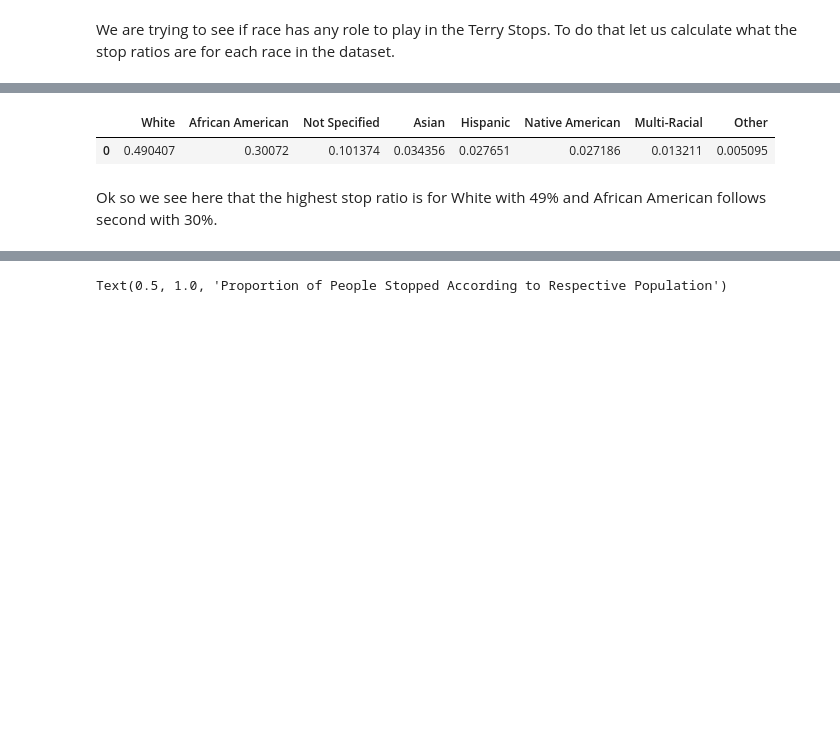
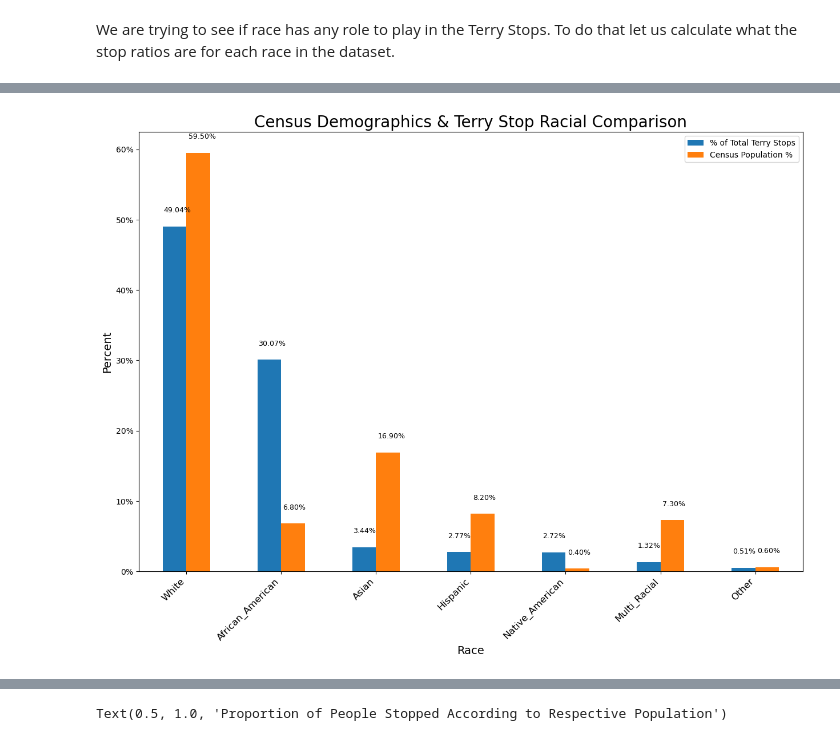
Before and after one commit to ShamlaA/Terry-Traffic-Stops-Prediction-for-Racial-Bias, a Jupyter notebook: Terry_stops_EDA.ipynb, the cells around one changed output, grey strips where cells are left out. Cells and saved outputs as stored; diff of their text form; code cells hidden in the pictures; blank space fills up the shorter version.

Commit message:
Finished Seattle Terry Stop EDA with conclusion

```diff
--- a/Terry_stops_EDA.ipynb
+++ b/Terry_stops_EDA.ipynb
@@ -61,43 +76,31 @@ Name: count, dtype: int64
-# %%
-# Values for each race in the dataset
-White = 29548
-African_American = 18119
-Not_Specified = 6108
-Asian = 2070
-Hispanic = 1666
-Native_American = 1638
-Multi_Racial = 796
-Other = 307
-
-# Calculating the stop ratios for each race
-stop_ratio_white = White / len(df['stop_resolution'])
-stop_ratio_African_American = African_American / len(df['stop_resolution'])
-stop_ratio_Not_Specified = Not_Specified / len(df['stop_resolution'])
-stop_ratio_Asian = Asian / len(df['stop_resolution'])
-stop_ratio_Hispanic = Hispanic / len(df['stop_resolution'])
-stop_ratio_Native_American = Native_American / len(df['stop_resolution'])
-stop_ratio_Multi_Racial = Multi_Racial / len(df['stop_resolution'])
-stop_ratio_Other = Other / len(df['stop_resolution'])
-
-# Creating a dataframe to display the stop ratios
-keys = ['White', 'African American', 'Not Specified', 'Asian',
-        'Hispanic', 'Native American', 'Multi-Racial', 'Other']
-vals = [stop_ratio_white, stop_ratio_African_American, stop_ratio_Not_Specified,
-        stop_ratio_Asian, stop_ratio_Hispanic, stop_ratio_Native_American, stop_ratio_Multi_Racial, stop_ratio_Other]
-
-ratio = {}
-
-for key in keys:
-    for val in vals:
-        ratio[key] = val
-        vals.remove(val)
-        break
-
-
-stop_ratio_df = pd.DataFrame(ratio, index=[0])
-stop_ratio_df
-# %% [output]
-|  | White | African American | Not Specified | Asian | Hispanic | Native American | Multi-Racial | Other |
-| 0 | 0.490407 | 0.30072 | 0.101374 | 0.034356 | 0.027651 | 0.027186 | 0.013211 | 0.005095 |
-# %% [markdown]
-Ok so we see here that the highest stop ratio is for White with 49% and African American follows second with 30%.
+# %%
+# Calculating the percentage of each race in the dataset  and assigning it to a new dataframe
+races = ['White', 'African_American', 'Asian',
+         'Hispanic', 'Native_American', 'Multi_Racial', 'Other']
+
+stop_percents = [0.490407, 0.300720, 0.034356, 0.027651, 0.027186, 0.013211, 0.005095]
+pop_percents = [0.595, 0.068, 0.169, 0.082, 0.004, 0.073, 0.006]
+
+race_stop_ratios = pd.DataFrame({
+    'race': races,
+    'stop_percent': stop_percents,
+    'population_percent': pop_percents}).set_index(['race'])
+
+# plotting terry stop and census % data by race for comparison
+ax = race_stop_ratios.plot(kind = 'bar', figsize = (15,10))
+
+for i, v in enumerate(race_stop_ratios.stop_percent):
+    ax.text(i-.24, v+.02, '{:.2f}%'.format(100*v),fontsize = 9 )
+
+for i, v in enumerate(race_stop_ratios.population_percent):
+    ax.text(i+.02, v+.02, '{:.2f}%'.format(100*v),fontsize = 9 )
+
+plt.title('Census Demographics & Terry Stop Racial Comparison', fontsize = 20)
+plt.xlabel('Race', fontsize = 14)
+plt.ylabel('Percent', fontsize = 14)
+plt.legend(loc = 'best', labels = ['% of Total Terry Stops', 'Census Population %'] )
+plt.xticks(rotation = 45, ha='right', fontsize = 12)
+ax.yaxis.set_major_formatter(mtick.PercentFormatter(xmax=1, decimals=None, symbol='%', is_latex=False))
+plt.show()
+# %% [output]
+[figure, added]
```
Also changed, not shown: parts of 25 cells of this notebook.
